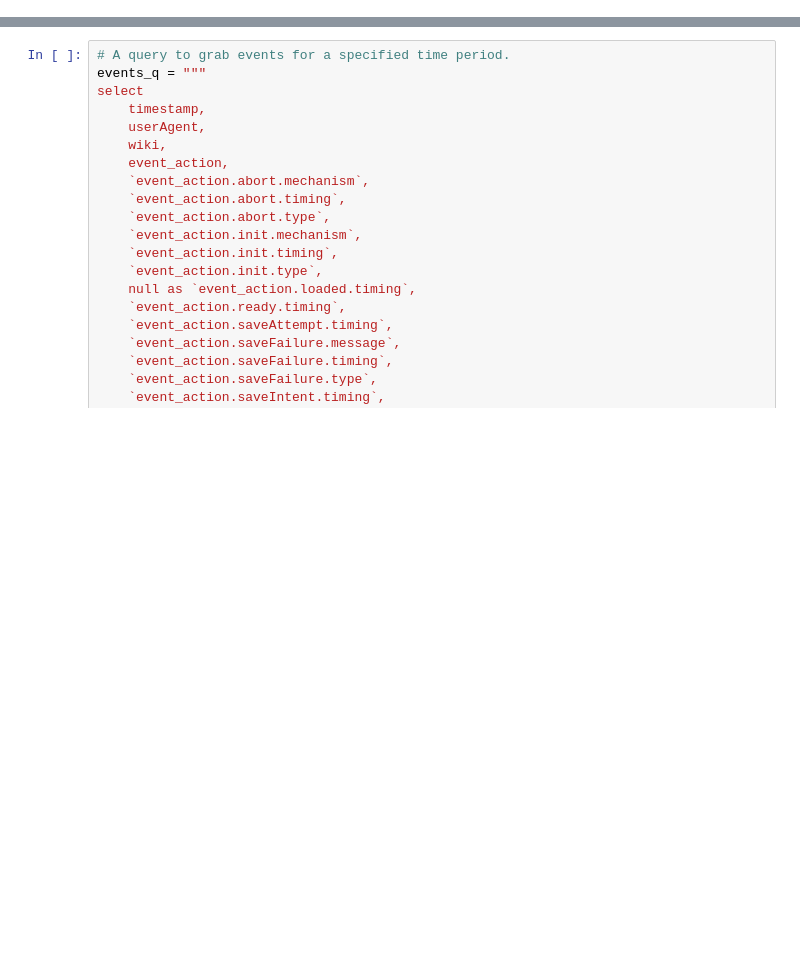
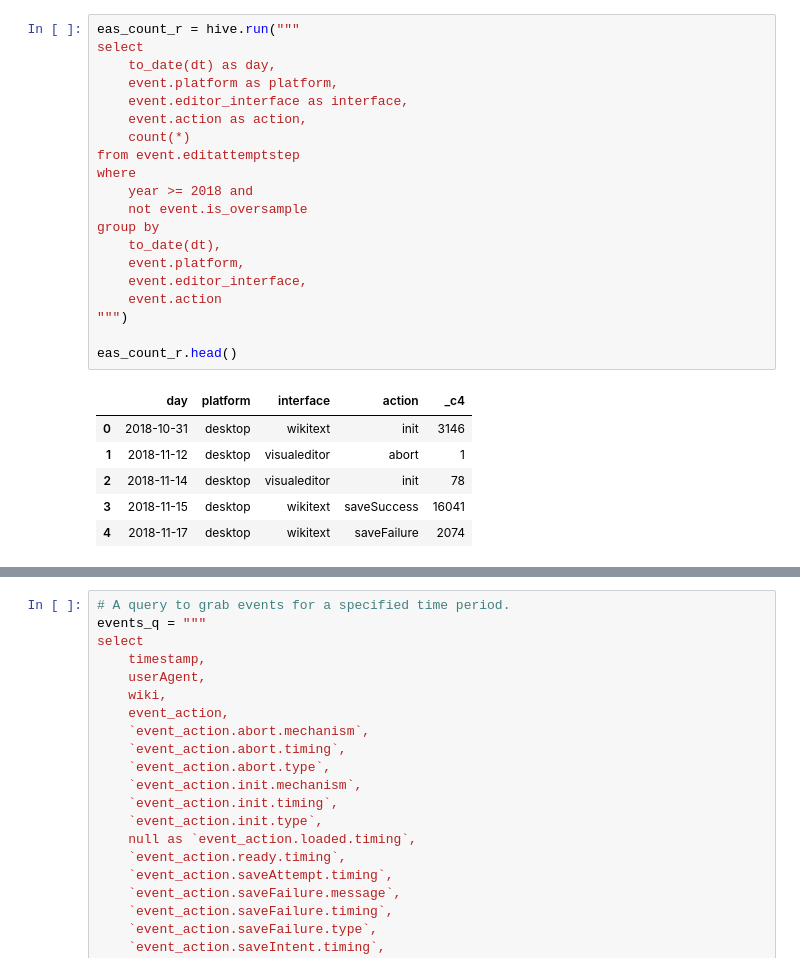
Before and after one commit to wikimedia-research/2018-08-Editing-metrics-snapshots, a Jupyter notebook: data-gathering.ipynb, the cells around one changed output, grey strips where cells are left out. Cells and saved outputs as stored; diff of their text form; blank space fills up the shorter version.

```diff
--- a/data-gathering.ipynb
+++ b/data-gathering.ipynb
@@ -17,0 +19,27 @@ Also, the 2010 wikitext editor has [kept sending events to an old schema version
+# %%
+eas_count_r = hive.run("""
+select
+    to_date(dt) as day,
+    event.platform as platform,
+    event.editor_interface as interface,
+    event.action as action,
+    count(*)
+from event.editattemptstep
+where
+    year >= 2018 and
+    not event.is_oversample
+group by
+    to_date(dt),
+    event.platform,
+    event.editor_interface,
+    event.action
+""")
+
+eas_count_r.head()
+# %% [output]
+|  | day | platform | interface | action | _c4 |
+| 0 | 2018-10-31 | desktop | wikitext | init | 3146 |
+| 1 | 2018-11-12 | desktop | visualeditor | abort | 1 |
+| 2 | 2018-11-14 | desktop | visualeditor | init | 78 |
+| 3 | 2018-11-15 | desktop | wikitext | saveSuccess | 16041 |
+| 4 | 2018-11-17 | desktop | wikitext | saveFailure | 2074 |
```
Also changed, not shown: parts of 17 cells of this notebook, 2 other files.
